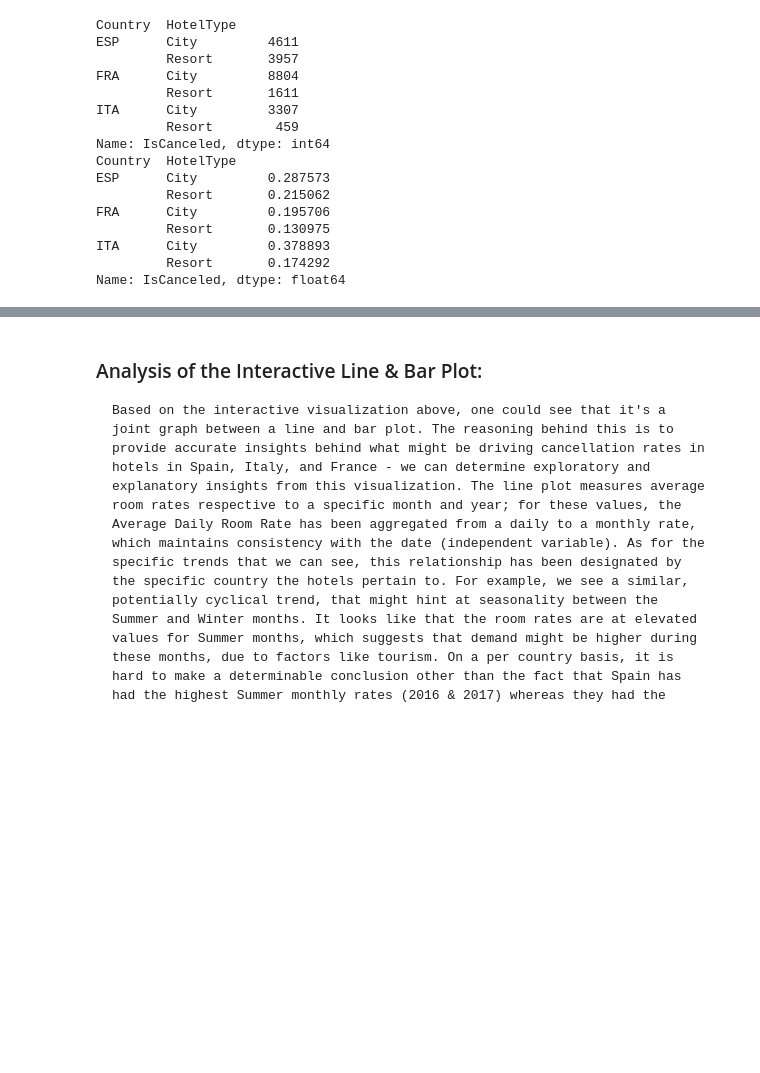
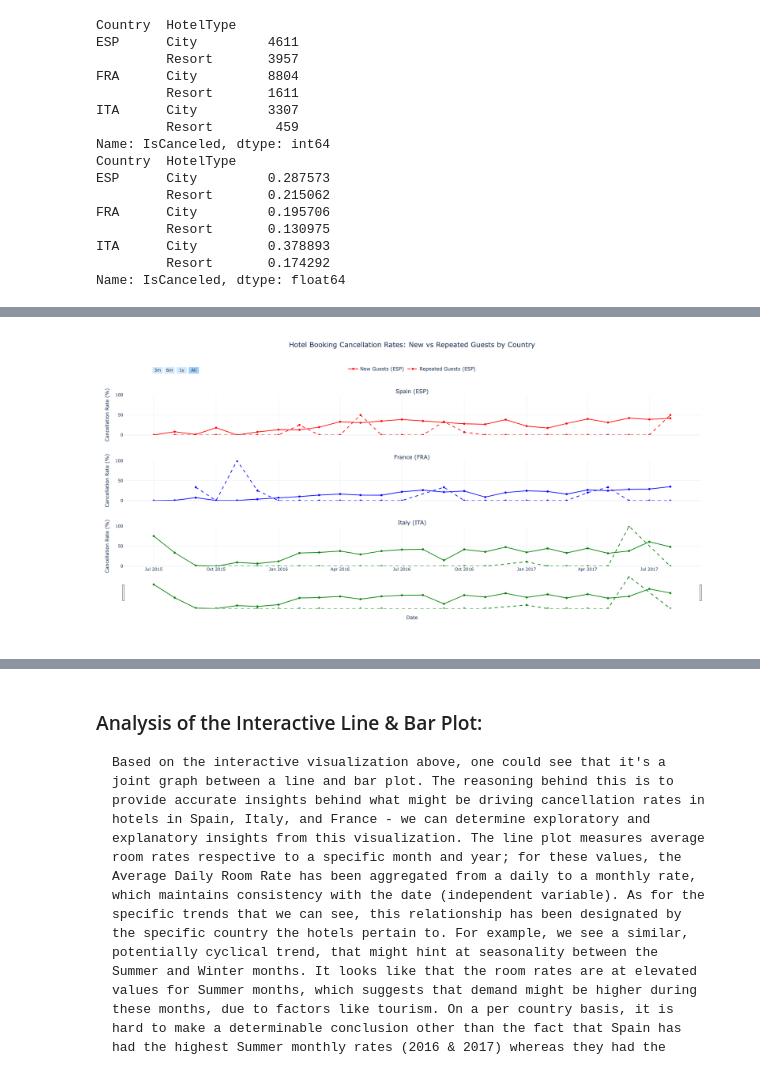
Before and after one commit to eminekupa/DS4200Project, a Jupyter notebook: ds4200_proj_cleaning.ipynb, the cells around one changed output, grey strips where cells are left out. Saved outputs shown, nothing was run; the diff lists cells and outputs as text; code cells hidden in the pictures; blank space fills up the shorter version.

```diff
--- a/ds4200_proj_cleaning.ipynb
+++ b/ds4200_proj_cleaning.ipynb
@@ -251,7 +251,7 @@ fig.update_xaxes(
 # Update shared x-axis title
 fig.update_xaxes(title_text="Date", row=3, col=1)
 
-# Fix squished layout with more spacing
+# Update the legend positioning in your fig.update_layout section:
 fig.update_layout(
     title=dict(
         text='Hotel Booking Cancellation Rates: New vs Repeated Guests by Country',
@@ -264,7 +264,7 @@ fig.update_layout(
     legend=dict(
         orientation="h",
         yanchor="bottom",
-        y=1.08,  # Move legend up for more space
+        y=1.12,  # Increased from 1.08 to move legend higher
         xanchor="center",
         x=0.5,
         font=dict(size=14),
@@ -272,9 +272,11 @@ fig.update_layout(
     ),
     template='plotly_white',
     height=900,  # Increased height for better spacing
-    margin=dict(l=80, r=80, t=150, b=100),  # Increased top margin
+    margin=dict(l=80, r=80, t=180, b=100),  # Increased top margin from 150 to 180
 )
 
 # Show plot
 fig.show()
+
+fig.write_html("loyalty_plot_v2.html")
 # %% [output]
@@ -282,3 +283,4 @@ fig.show()
+[figure, added]
 # %%
 # Create an interactive plot, with Altair
 # Family demographics, per country
```
Also changed, not shown: parts of 2 cells of this notebook, 6 other files.
